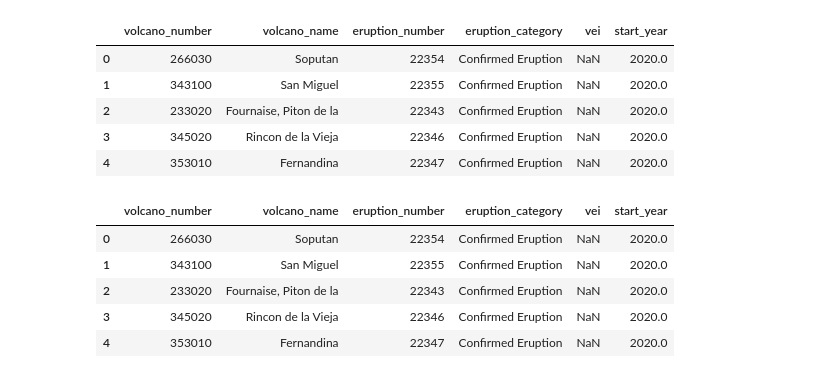
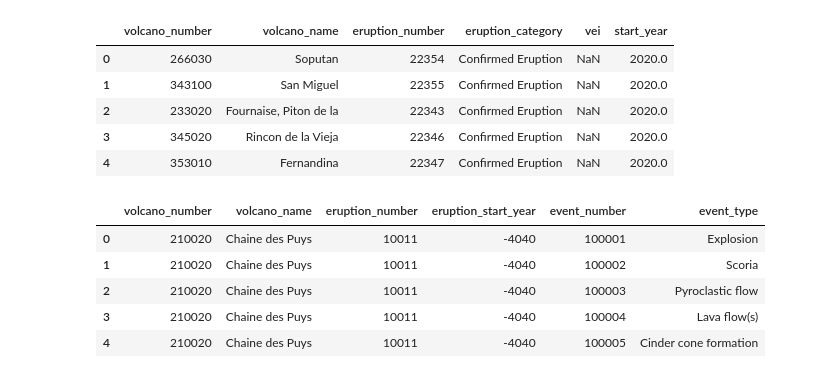
Before and after one commit to RoihansLab/Data-Mining-Project, a Jupyter notebook: Volcano_eruption.ipynb, the cells around one changed output. Drawn from its saved outputs; the diff is of its cells as text; code cells hidden in the pictures.

```diff
--- a/Volcano_eruption.ipynb
+++ b/Volcano_eruption.ipynb
@@ -491,11 +491,11 @@ df_eruption_new.head()
 | 3 | 345020 | Rincon de la Vieja | 22346 | Confirmed Eruption | NaN | 2020.0 |
 | 4 | 353010 | Fernandina | 22347 | Confirmed Eruption | NaN | 2020.0 |
 # %%
-df_eruption_new.head()
+df_event_new.head()
 # %% [output]
-|  | volcano_number | volcano_name | eruption_number | eruption_category | vei | start_year |
-| 0 | 266030 | Soputan | 22354 | Confirmed Eruption | NaN | 2020.0 |
-| 1 | 343100 | San Miguel | 22355 | Confirmed Eruption | NaN | 2020.0 |
-| 2 | 233020 | Fournaise, Piton de la | 22343 | Confirmed Eruption | NaN | 2020.0 |
-| 3 | 345020 | Rincon de la Vieja | 22346 | Confirmed Eruption | NaN | 2020.0 |
-| 4 | 353010 | Fernandina | 22347 | Confirmed Eruption | NaN | 2020.0 |
+|  | volcano_number | volcano_name | eruption_number | eruption_start_year | event_number | event_type |
+| 0 | 210020 | Chaine des Puys | 10011 | -4040 | 100001 | Explosion |
+| 1 | 210020 | Chaine des Puys | 10011 | -4040 | 100002 | Scoria |
+| 2 | 210020 | Chaine des Puys | 10011 | -4040 | 100003 | Pyroclastic flow |
+| 3 | 210020 | Chaine des Puys | 10011 | -4040 | 100004 | Lava flow(s) |
+| 4 | 210020 | Chaine des Puys | 10011 | -4040 | 100005 | Cinder cone formation |
```
Also changed, not shown: parts of 3 cells of this notebook.
